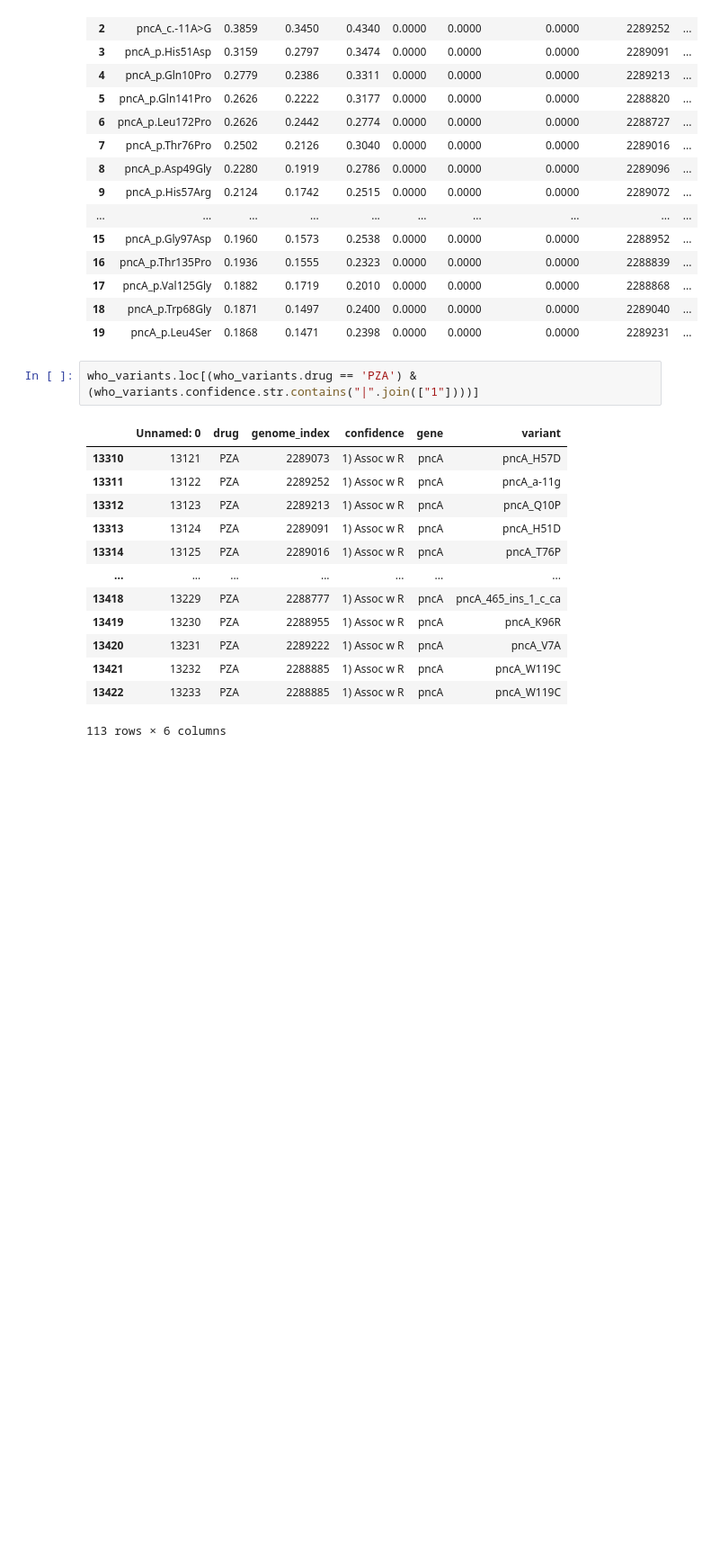
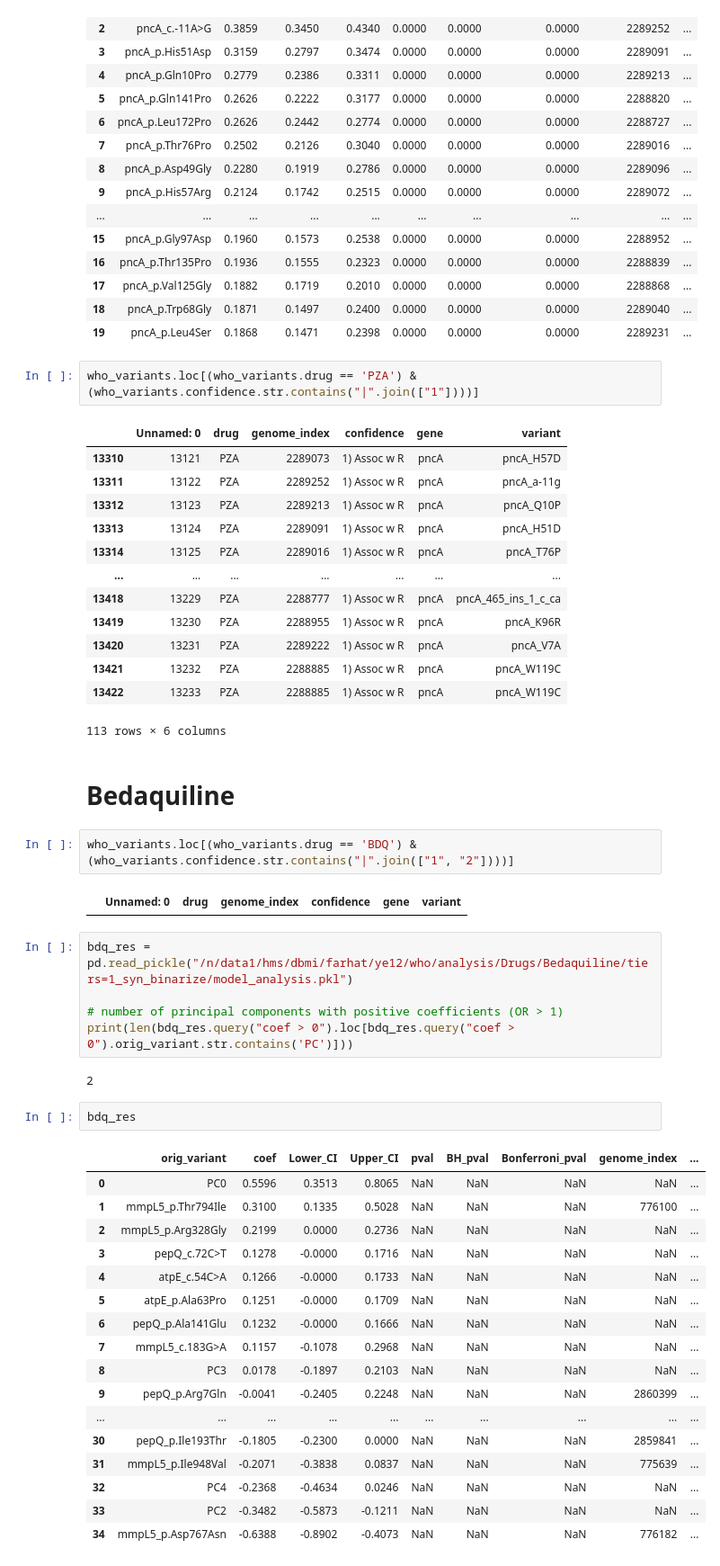
Before and after one commit to farhat-lab/who-analysis, a Jupyter notebook: analysis.ipynb, the cells around one changed output. Shown at 90% size. Saved outputs shown, nothing was run; the diff lists cells and outputs as text; blank space fills up the shorter version.

```diff
--- a/analysis.ipynb
+++ b/analysis.ipynb
@@ -185,3 +185,36 @@ who_variants.loc[(who_variants.drug == 'PZA') & (who_variants.confidence.str.con
 | 13421 | 13232 | PZA | 2288885 | 1) Assoc w R | pncA | pncA_W119C |
 | 13422 | 13233 | PZA | 2288885 | 1) Assoc w R | pncA | pncA_W119C |
 113 rows × 6 columns
+# %% [markdown]
+# Bedaquiline
+# %%
+who_variants.loc[(who_variants.drug == 'BDQ') & (who_variants.confidence.str.contains("|".join(["1", "2"])))]
+# %% [output]
+|  | Unnamed: 0 | drug | genome_index | confidence | gene | variant |
+# %%
+bdq_res = pd.read_pickle("/n/data1/hms/dbmi/farhat/ye12/who/analysis/Drugs/Bedaquiline/tiers=1_syn_binarize/model_analysis.pkl")
+
+# number of principal components with positive coefficients (OR > 1)
+print(len(bdq_res.query("coef > 0").loc[bdq_res.query("coef > 0").orig_variant.str.contains('PC')]))
+# %% [output]
+2
+# %%
+bdq_res
+# %% [output]
+|  | orig_variant | coef | Lower_CI | Upper_CI | pval | BH_pval | Bonferroni_pval | genome_index | ... |
+| 0 | PC0 | 0.5596 | 0.3513 | 0.8065 | NaN | NaN | NaN | NaN | ... |
+| 1 | mmpL5_p.Thr794Ile | 0.3100 | 0.1335 | 0.5028 | NaN | NaN | NaN | 776100 | ... |
+| 2 | mmpL5_p.Arg328Gly | 0.2199 | 0.0000 | 0.2736 | NaN | NaN | NaN | NaN | ... |
+| 3 | pepQ_c.72C>T | 0.1278 | -0.0000 | 0.1716 | NaN | NaN | NaN | NaN | ... |
+| 4 | atpE_c.54C>A | 0.1266 | -0.0000 | 0.1733 | NaN | NaN | NaN | NaN | ... |
+| 5 | atpE_p.Ala63Pro | 0.1251 | -0.0000 | 0.1709 | NaN | NaN | NaN | NaN | ... |
+| 6 | pepQ_p.Ala141Glu | 0.1232 | -0.0000 | 0.1666 | NaN | NaN | NaN | NaN | ... |
+| 7 | mmpL5_c.183G>A | 0.1157 | -0.1078 | 0.2968 | NaN | NaN | NaN | NaN | ... |
+| 8 | PC3 | 0.0178 | -0.1897 | 0.2103 | NaN | NaN | NaN | NaN | ... |
+| 9 | pepQ_p.Arg7Gln | -0.0041 | -0.2405 | 0.2248 | NaN | NaN | NaN | 2860399 | ... |
+| ... | ... | ... | ... | ... | ... | ... | ... | ... | ... |
+| 30 | pepQ_p.Ile193Thr | -0.1805 | -0.2300 | 0.0000 | NaN | NaN | NaN | 2859841 | ... |
+| 31 | mmpL5_p.Ile948Val | -0.2071 | -0.3838 | 0.0837 | NaN | NaN | NaN | 775639 | ... |
+| 32 | PC4 | -0.2368 | -0.4634 | 0.0246 | NaN | NaN | NaN | NaN | ... |
+| 33 | PC2 | -0.3482 | -0.5873 | -0.1211 | NaN | NaN | NaN | NaN | ... |
+| 34 | mmpL5_p.Asp767Asn | -0.6388 | -0.8902 | -0.4073 | NaN | NaN | NaN | 776182 | ... |
```
Also changed, not shown: parts of 1 cell of this notebook, 4 other files.
